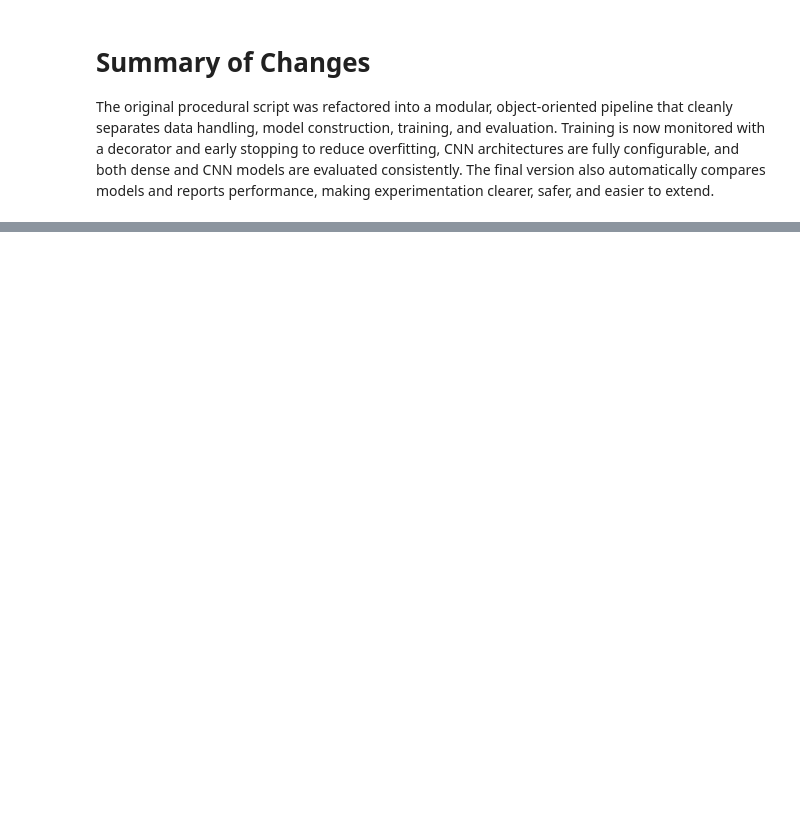
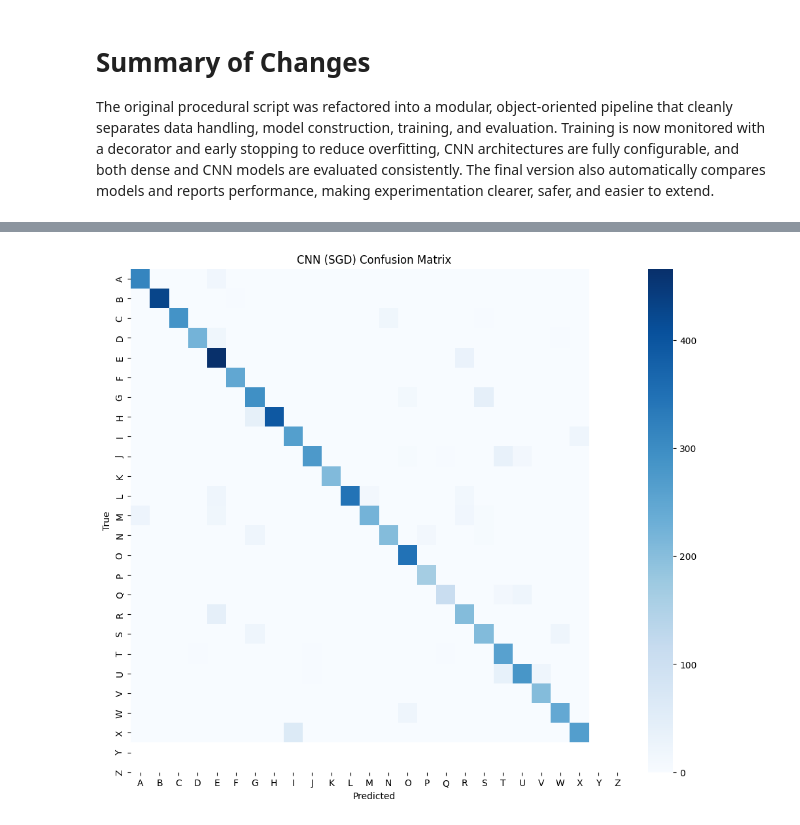
Before and after one commit to florianaewing/CSB430SWIWinter2026, a Jupyter notebook: Labs/Lab2/notebooks/ASL_sample_classifier_model2.ipynb, the cells around one changed output, grey strips where cells are left out. Cells and saved outputs as stored; diff of their text form; code cells hidden in the pictures; blank space fills up the shorter version.

```diff
--- a/Labs/Lab2/notebooks/ASL_sample_classifier_model2.ipynb
+++ b/Labs/Lab2/notebooks/ASL_sample_classifier_model2.ipynb
@@ -357,0 +419,38 @@ Model: "sequential_1"
+# %%
+import seaborn as sns
+from sklearn.metrics import confusion_matrix
+import numpy as np
+
+def plot_confusion_matrix(model, X, y_true, classes, title="Confusion Matrix"):
+    y_pred = model.predict(X, verbose=0)
+    y_pred_labels = np.argmax(y_pred, axis=1)
+    y_true_labels = np.argmax(y_true, axis=1)
+
+    cm = confusion_matrix(y_true_labels, y_pred_labels)
+
+    plt.figure(figsize=(12, 10))
+    sns.heatmap(
+        cm,
+        annot=False,        # set True if you want numbers (gets busy)
+        cmap="Blues",
+        xticklabels=classes,
+        yticklabels=classes
+    )
+    plt.xlabel("Predicted")
+    plt.ylabel("True")
+    plt.title(title)
+    plt.show()
+
+# Class labels A–Z
+classes = [chr(i + 65) for i in range(26)]
+
+# Confusion matrix for best CNN (Adam)
+plot_confusion_matrix(
+    cnn_models["sgd"].model,
+    X_test,
+    y_test,
+    classes,
+    title="CNN (SGD) Confusion Matrix"
+)
+# %% [output]
+[figure, added]
```
Also changed, not shown: parts of 3 cells of this notebook, 6 other files.
